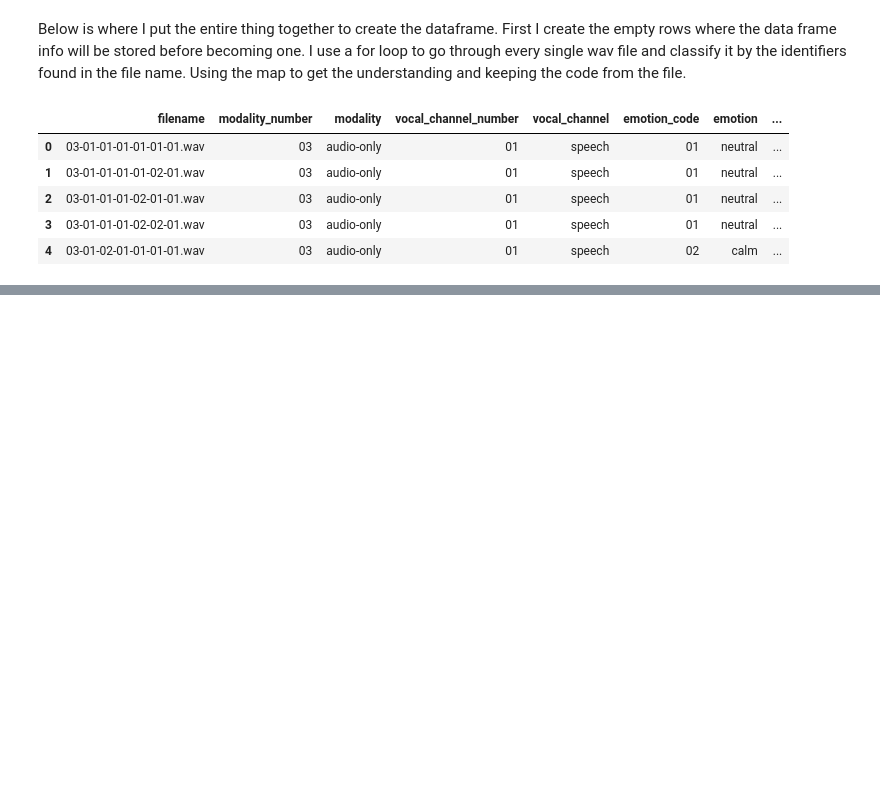
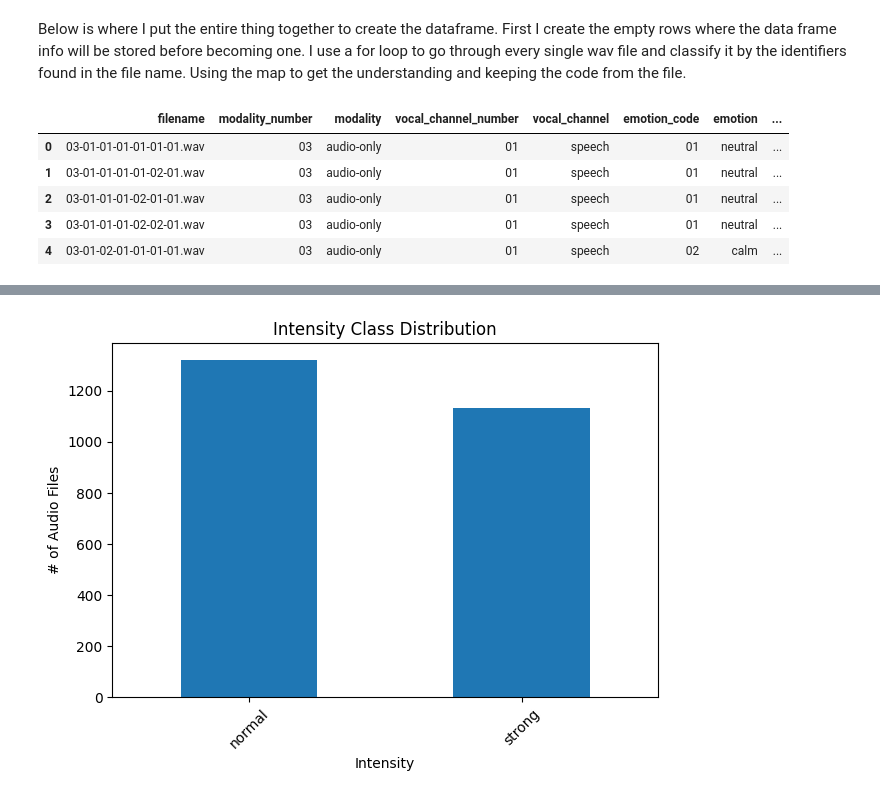
Before and after one commit to BradMartinMiami/SchoolProjectCSE432, a Jupyter notebook: SER_Project/notebooks/EDA metadata.ipynb, the cells around one changed output, grey strips where cells are left out. Cells and saved outputs as stored; diff of their text form; code cells hidden in the pictures; blank space fills up the shorter version.

```diff
--- a/SER_Project/notebooks/EDA metadata.ipynb
+++ b/SER_Project/notebooks/EDA metadata.ipynb
@@ -115,0 +154,13 @@ metadata_table.head()
+# %%
+intensity_values_count = metadata_table["intensity"].value_counts()
+
+plt.Figure(figsize=(6,4))
+intensity_values_count.plot(kind="bar")
+plt.title("Intensity Class Distribution")
+plt.xlabel("Intensity")
+plt.ylabel("# of Audio Files")
+plt.xticks(rotation=45)
+plt.tight_layout()
+plt.show()
+# %% [output]
+[figure, added]
```
Also changed, not shown: parts of 9 cells of this notebook.
